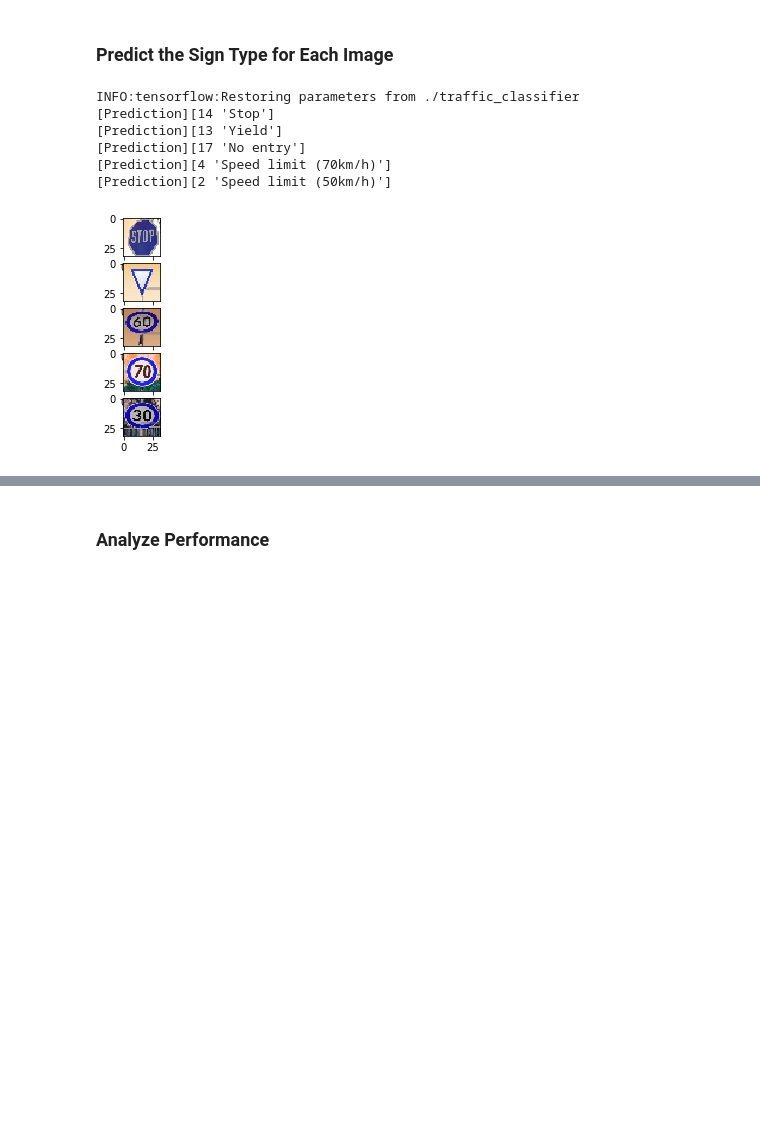
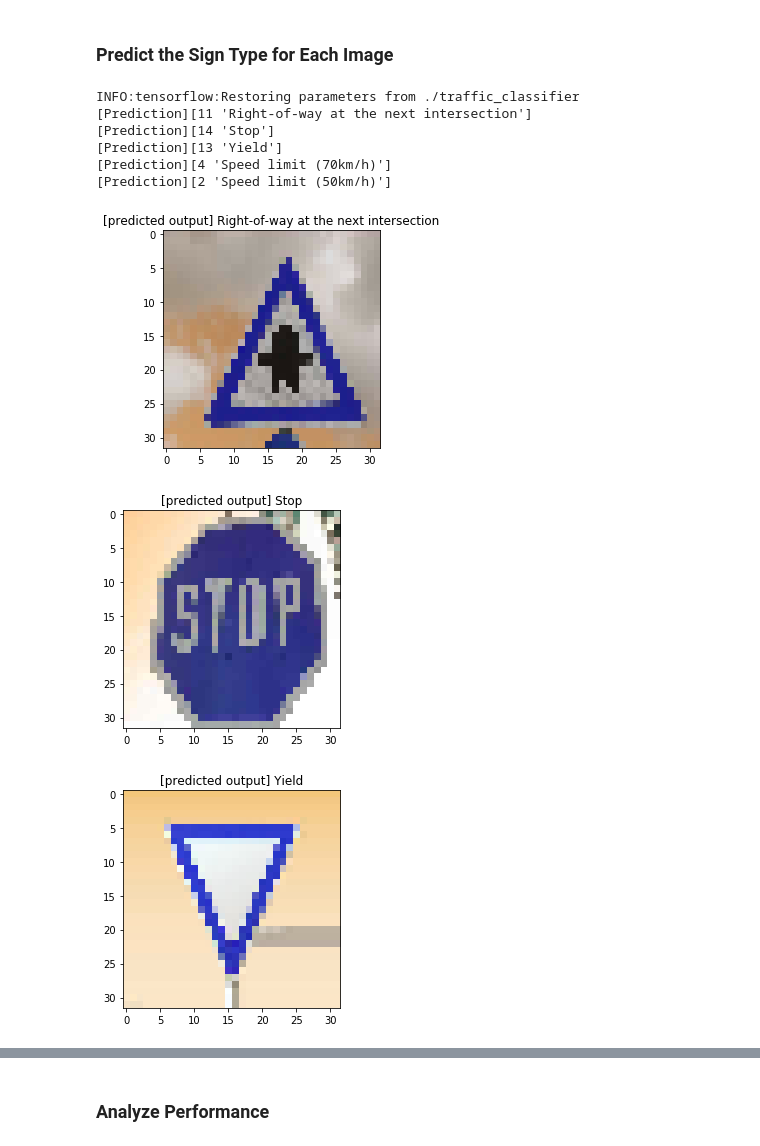
Before and after one commit to AmeyaWagh/CarND_Traffic_Sign_Classifier_Project, a Jupyter notebook: Traffic_Sign_Classifier.ipynb, the cells around one changed output, grey strips where cells are left out. Saved outputs shown, nothing was run; the diff lists cells and outputs as text; code cells hidden in the pictures; blank space fills up the shorter version.

```diff
--- a/Traffic_Sign_Classifier.ipynb
+++ b/Traffic_Sign_Classifier.ipynb
@@ -181,7 +190,8 @@ X_valid = [preprocess_image(sample) for sample in X_valid]
 print("[preprocessed image shape]",X_train[0].shape)
 for i in range(5):
     plt.figure()
-    plt.imshow(X_train[i].squeeze())
+    plt.imshow(X_train[i].squeeze(),cmap='gray')
+    plt.title(LABELS[y_train[i]])
     plt.show()
 # %% [output]
 [preprocessed image shape] (32, 32, 1)
@@ -347,6 +355,9 @@ BATCH_SIZE = 128
 LEARNING_RATE=0.001
 
 le_net = LeNetClassifier(n_classes,learning_rate=LEARNING_RATE)
-le_net.fit(n_classes,EPOCHS,BATCH_SIZE,X_train,y_train,X_valid, y_valid)
+
+le_net.fit(n_classes,EPOCHS,BATCH_SIZE,
+           X_train,y_train,X_valid, y_valid)
+
 le_net.evaluate(X_train,y_train,X_test,y_test)
 # %% [output]
@@ -424,19 +435,22 @@ for test_file in os.listdir(TEST_DIR):
 # %%
 ### Run the predictions here and use the model to output the prediction for each image.
 ### Make sure to pre-process the images with the same pre-processing pipeline used earlier.
 ### Feel free to use as many code cells as needed.
 X_test_new = [preprocess_image(sample) for sample in test_input]
 result, proba = le_net.predict_label(X_test_new,LABELS)
 # print(result)
 for i,img in enumerate(test_input):
-    plt.subplot(len(test_input),1,i+1)
+#     plt.subplot(len(test_input),1,i+1)
     plt.imshow(img)
-#     print(result[i])
+    plt.title("[predicted output] {}".format(result[i][1]))
+    plt.show()
 # %% [output]
 INFO:tensorflow:Restoring parameters from ./traffic_classifier
+[Prediction][11 'Right-of-way at the next intersection']
 [Prediction][14 'Stop']
 [Prediction][13 'Yield']
-[Prediction][17 'No entry']
 [Prediction][4 'Speed limit (70km/h)']
 [Prediction][2 'Speed limit (50km/h)']
-[figure, old version]
+[figure, new version]
+[figure, added]
+[figure, added]
```
Also changed, not shown: parts of 13 cells of this notebook, 2 other files.
